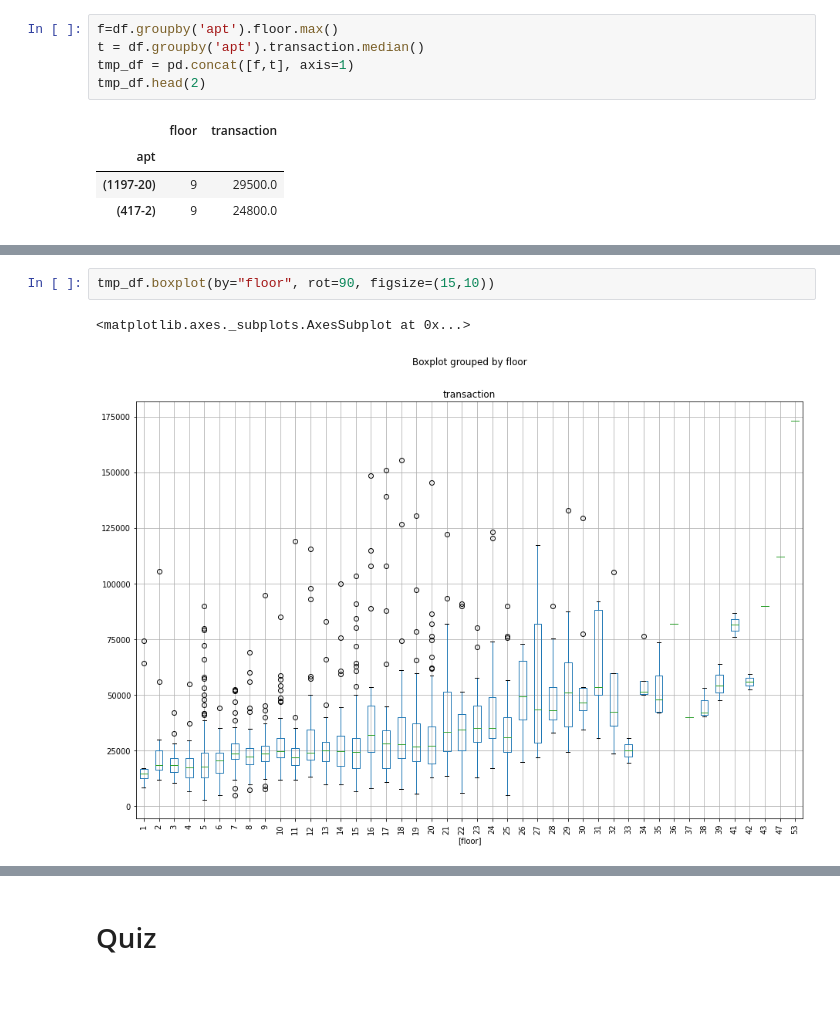
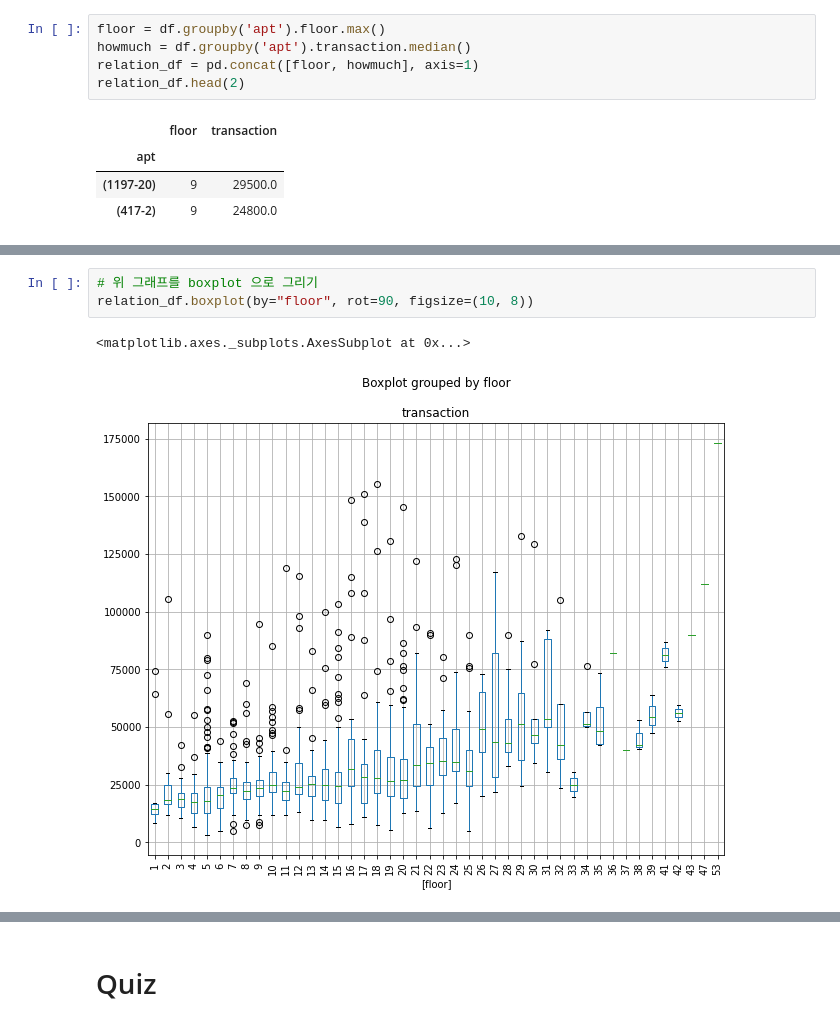
Before and after one commit to gyeonh/Data_analysis, a Jupyter notebook: course3.ipynb, the cells around one changed output, grey strips where cells are left out. Drawn from its saved outputs; the diff is of its cells as text; blank space fills up the shorter version.

````diff
--- a/course3.ipynb
+++ b/course3.ipynb
@@ -295,10 +569,10 @@ df.groupby('floor').transaction.std().plot(style="k.") # pandas에서 바로 연
         >>> pd.DataFrame.plot(x='...', y='...', kind='scatter')
 ```
 # %%
-f=df.groupby('apt').floor.max()
-t = df.groupby('apt').transaction.median()
-tmp_df = pd.concat([f,t], axis=1)
-tmp_df.head(2)
+floor = df.groupby('apt').floor.max()
+howmuch = df.groupby('apt').transaction.median()
+relation_df = pd.concat([floor, howmuch], axis=1)
+relation_df.head(2)
 # %% [output]
 |  | floor | transaction |
 | apt |  |  |
@@ -309,5 +586,6 @@ tmp_df.head(2)
 # %%
-tmp_df.boxplot(by="floor", rot=90, figsize=(15,10))
+# 위 그래프를 boxplot 으로 그리기
+relation_df.boxplot(by="floor", rot=90, figsize=(10, 8))
 # %% [output]
 <matplotlib.axes._subplots.AxesSubplot at 0x...>
-[figure, old version]
+[figure, new version]
````
Also changed, not shown: parts of 169 cells of this notebook.
